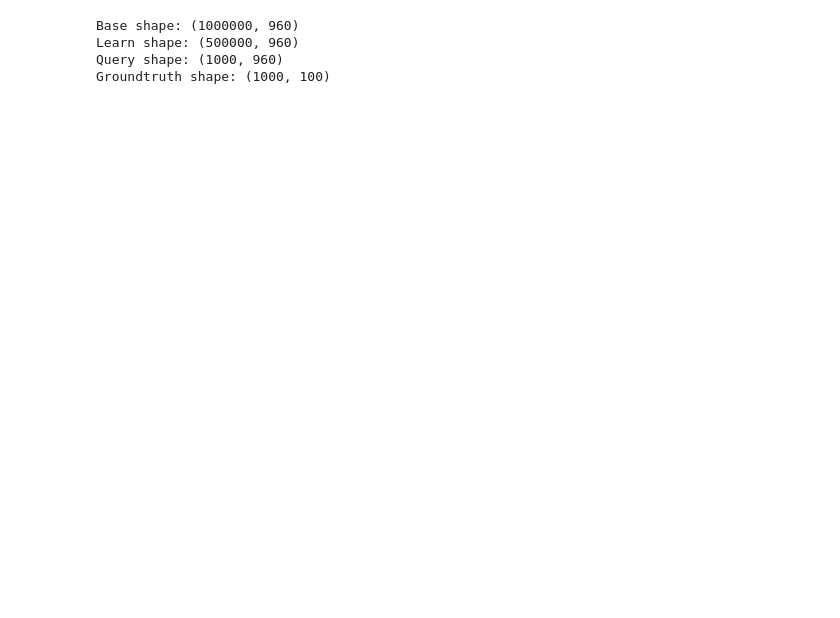
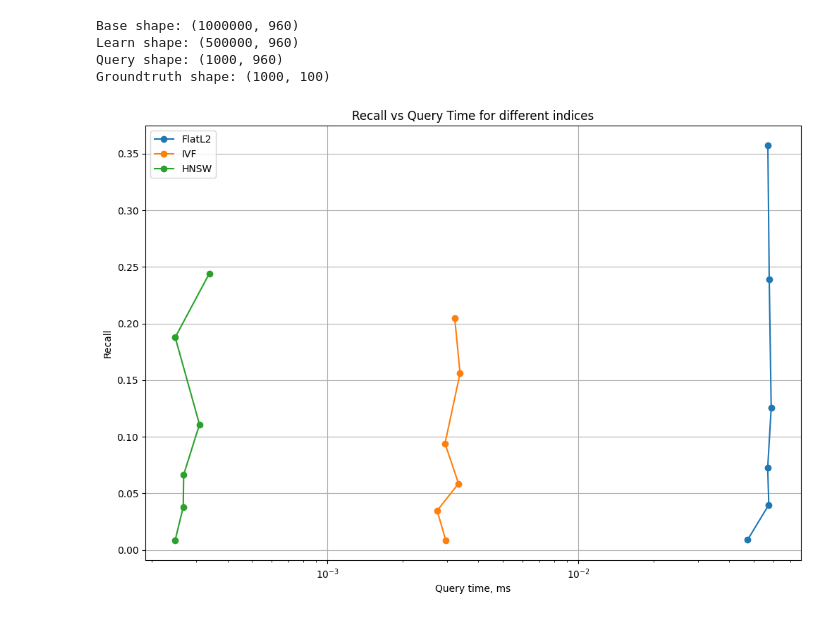
Before and after one commit to matmang/Faiss-tutorial, a Jupyter notebook: gist1M.ipynb, the cells around one changed output. Cells and saved outputs as stored; diff of their text form; code cells hidden in the pictures; blank space fills up the shorter version.

Commit message:
query time measure

```diff
--- a/gist1M.ipynb
+++ b/gist1M.ipynb
@@ -60,17 +60,3 @@ index_ivf.add(gist_base)
 # HNSW 인덱스 생성 및 학습
 index_hnsw = faiss.IndexHNSWFlat(dim, 32)
 index_hnsw.add(gist_base)
-# %%
-def search_and_measure(index, queries, groundtruth, k=5):
-    distances, indices = index.search(queries, k)
-    recall = (indices == groundtruth).sum() / float(len(queries))
-    return distances, indices, recall
-
-k = 5
-flat_distances, flat_indices, flat_recall = search_and_measure(index_flat, gist_query, gist_groundtruth, k)
-ivf_distances, ivf_indices, ivf_recall = search_and_measure(index_ivf, gist_query, gist_groundtruth, k)
-hnsw_distances, hnsw_indices, hnsw_recall = search_and_measure(index_hnsw, gist_query, gist_groundtruth, k)
-
-print(f'FlatL2 Recall@{k}: {flat_recall:.4f}')
-print(f'IVF Recall@{k}: {ivf_recall:.4f}')
-print(f'HNSW Recall@{k}: {hnsw_recall:.4f}')
@@ -91,0 +82,32 @@ plot_results('HNSW', hnsw_distances)
+# %%
+k_values = [1, 5, 10, 20, 50, 100]  # 다양한 k 값
+
+# 인덱스별로 성능 측정
+results = {'FlatL2': [], 'IVF': [], 'HNSW': []}
+indices = [index_flat, index_ivf, index_hnsw]
+
+for k in k_values:
+    for idx, name in zip(indices, results.keys()):
+        recall, query_time = search_and_measure(idx, gist_query, gist_groundtruth, k)
+        results[name].append((recall, query_time))
+# %%
+import matplotlib.pyplot as plt
+
+# Recall@k 및 Query Time 시각화
+plt.figure(figsize=(12, 8))
+
+for name in results.keys():
+    recall_values = [results[name][i][0] for i in range(len(k_values))]
+    query_time_values = [results[name][i][1] for i in range(len(k_values))]
+
+    plt.plot(query_time_values, recall_values, label=name, marker='o')
+
+plt.xscale('log')
+plt.xlabel('Query time, ms')
+plt.ylabel('Recall')
+plt.title('Recall vs Query Time for different indices')
+plt.legend()
+plt.grid(True)
+plt.show()
+# %% [output]
+[figure, added]
```
Also changed, not shown: parts of 2 cells of this notebook, 1 other file.
